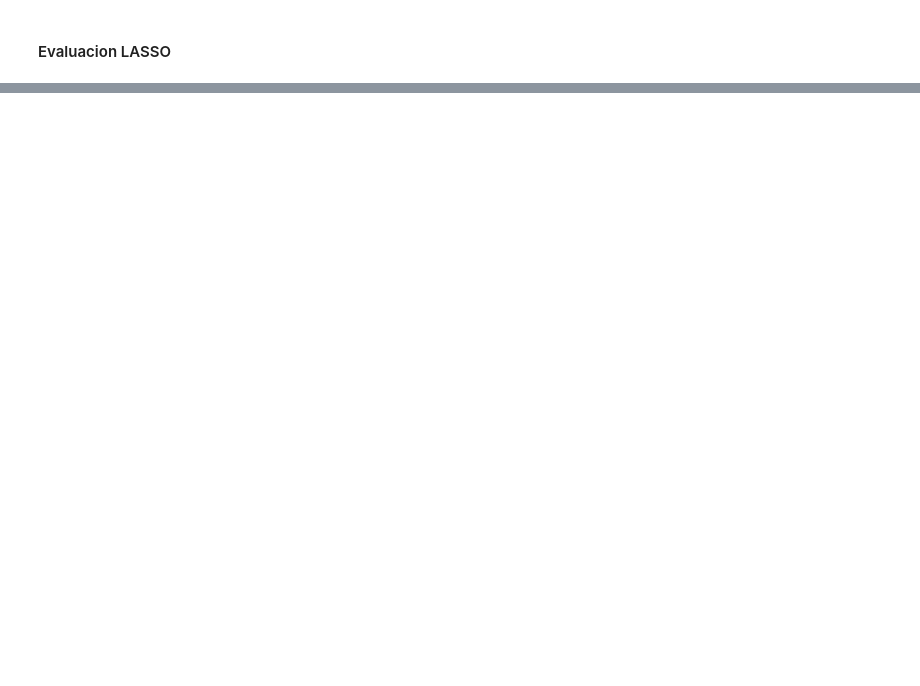
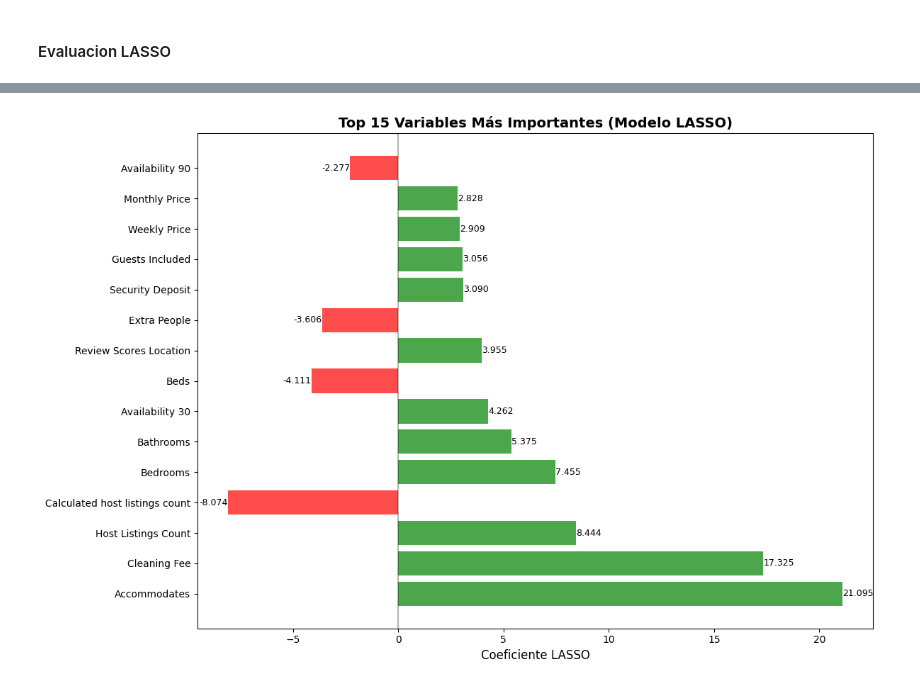
Before and after one commit to mariaeugenia-alvarez/hands-on-coding-machine-learning-project, a Jupyter notebook: ml-airbnb.ipynb, the cells around one changed output, grey strips where cells are left out. Cells and saved outputs as stored; diff of their text form; code cells hidden in the pictures; blank space fills up the shorter version.

```diff
--- a/ml-airbnb.ipynb
+++ b/ml-airbnb.ipynb
@@ -764,0 +765,43 @@ Review_Days_Diff -0.448409372865018
+# %%
+# Gráfico de coeficientes importantes
+import matplotlib.pyplot as plt
+import seaborn as sns
+
+# Configurar el gráfico
+plt.figure(figsize=(12, 8))
+
+# Crear DataFrame con coeficientes
+coef_df = pd.DataFrame({
+    'Variable': feature_names,
+    'Coeficiente': w,
+    'Coef_Abs': np.abs(w)
+}).sort_values('Coef_Abs', ascending=False)
+
+# Variables eliminadas (coeficiente = 0)
+variables_eliminadas = coef_df[coef_df['Coeficiente'] == 0]
+variables_activas = coef_df[coef_df['Coeficiente'] != 0]
+
+# Solo variables con coeficientes no nulos
+variables_importantes = variables_activas.head(15)  # Top 15
+
+# Crear el gráfico de barras
+colors = ['green' if x > 0 else 'red' for x in variables_importantes['Coeficiente']]
+bars = plt.barh(range(len(variables_importantes)),
+                variables_importantes['Coeficiente'],
+                color=colors, alpha=0.7)
+
+# Personalizar el gráfico
+plt.yticks(range(len(variables_importantes)), variables_importantes['Variable'])
+plt.xlabel('Coeficiente LASSO', fontsize=12)
+plt.title('Top 15 Variables Más Importantes (Modelo LASSO)', fontsize=14, fontweight='bold')
+plt.axvline(x=0, color='black', linestyle='-', alpha=0.3)
+
+# Añadir valores en las barras
+for i, (bar, valor) in enumerate(zip(bars, variables_importantes['Coeficiente'])):
+    plt.text(valor + (0.01 if valor > 0 else -0.01), i, f'{valor:.3f}',
+             va='center', ha='left' if valor > 0 else 'right', fontsize=9)
+
+plt.tight_layout()
+plt.show()
+# %% [output]
+[figure, added]
```
Also changed, not shown: parts of 3 cells of this notebook.
